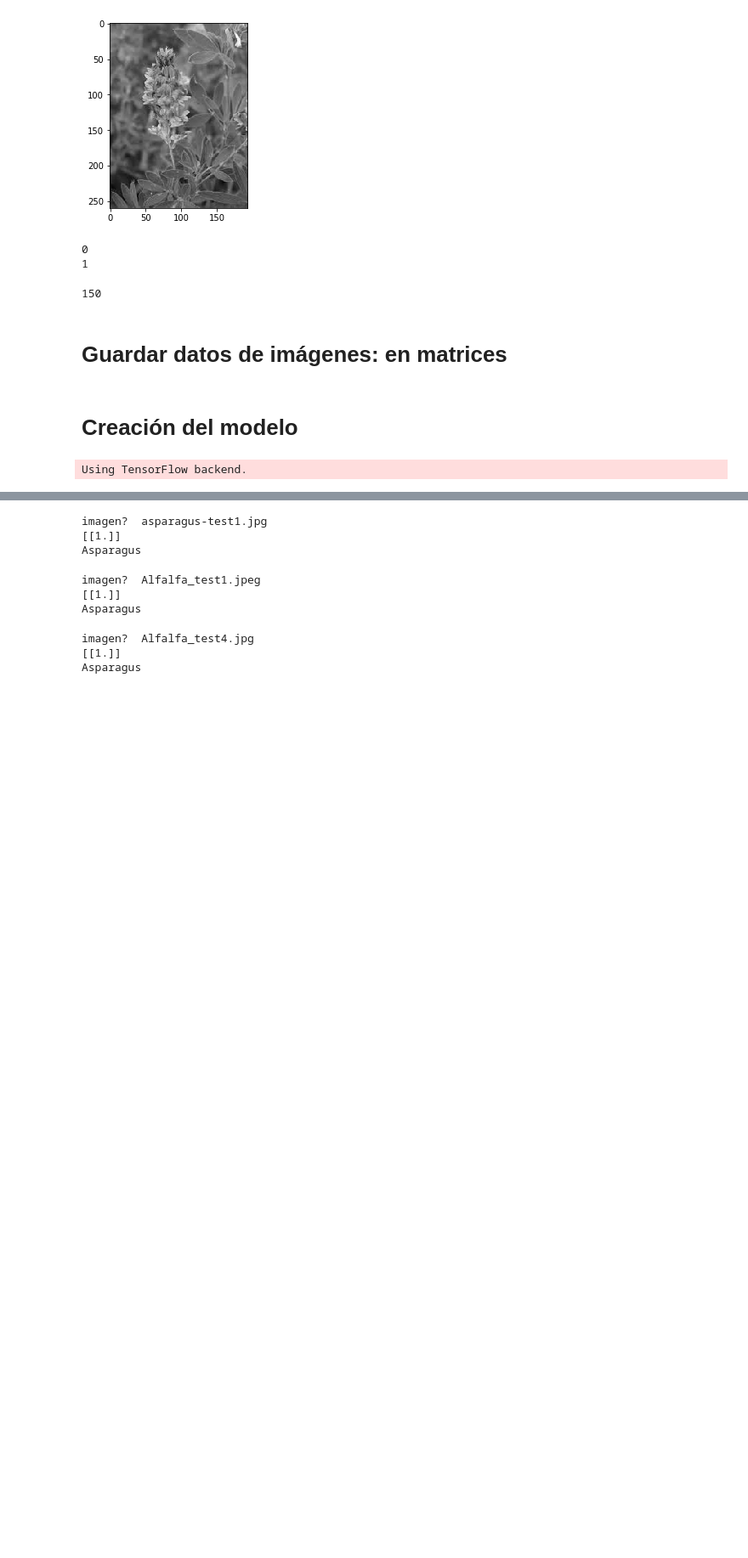
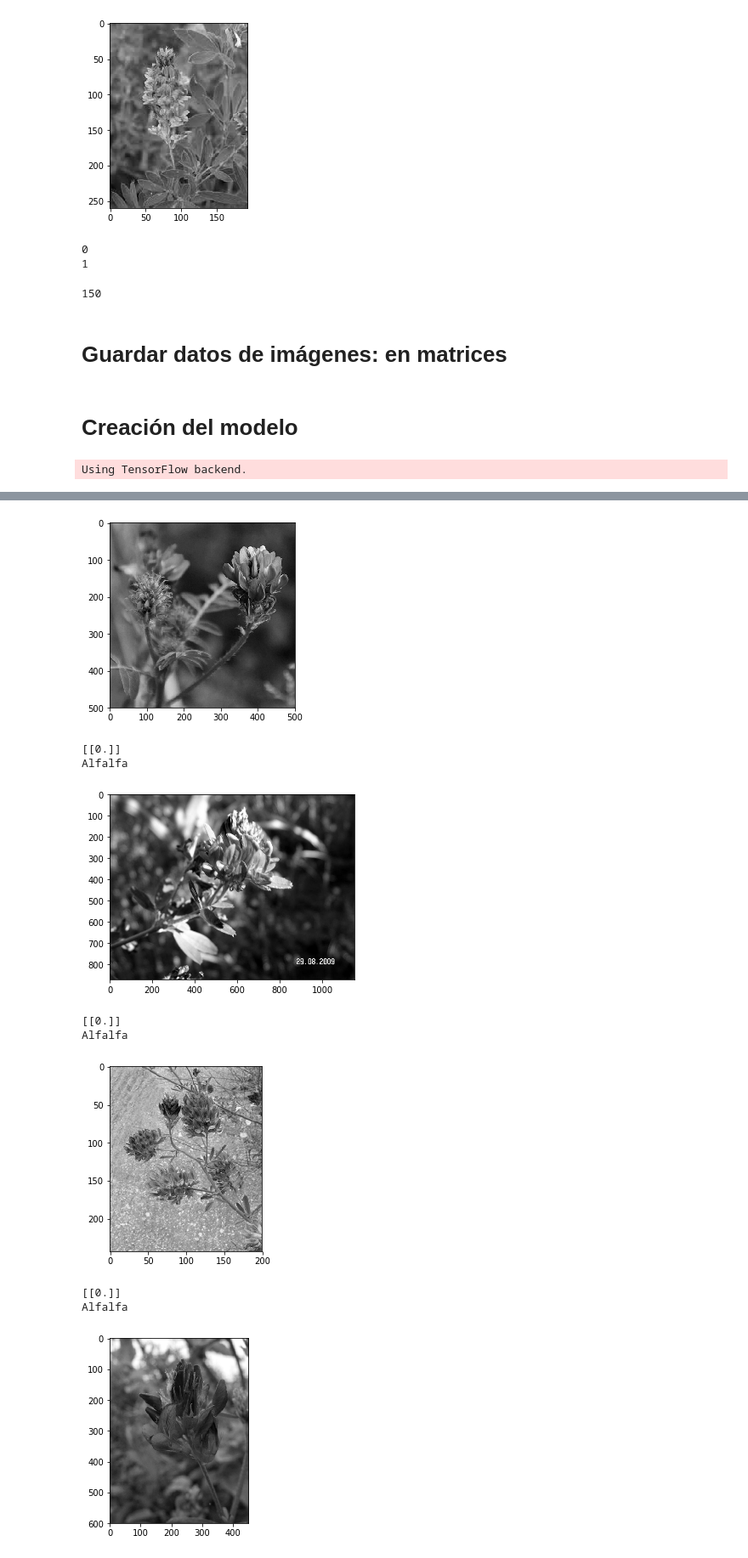
Before and after one commit to IrvinMundo/PlantsDetection, a Jupyter notebook: catsVsDogsO.ipynb, the cells around one changed output, grey strips where cells are left out. Shown: that part at 85% size. Drawn from its saved outputs; the diff is of its cells as text; code cells hidden in the pictures; blank space fills up the shorter version.

```diff
--- a/catsVsDogsO.ipynb
+++ b/catsVsDogsO.ipynb
@@ -172,30 +176,34 @@ def carga(rutaImg):
     return nImgArray.reshape(-1, imgSize, imgSize, 1)
 # %%
 modelo = keras.models.load_model('modelo.model')
-# %%
-nombre = input("imagen? ")
-p = modelo.predict([carga(nombre)])
-print(p)
-print(CATEGORIAS[int(p[0][0])])
-# %% [output]
-imagen?  asparagus-test1.jpg
-[[1.]]
-Asparagus
-# %%
-nombre2 = input("imagen? ")
-p2 = modelo.predict([carga(nombre2)])
-print(p2)
-print(CATEGORIAS[int(p2[0][0])])
-# %% [output]
-imagen?  Alfalfa_test1.jpeg
-[[1.]]
-Asparagus
-# %%
-nombre3 = input("imagen? ")
-p3 = modelo.predict([carga(nombre3)])
-print(p3)
-print(CATEGORIAS[int(p3[0][0])])
-# %% [output]
-imagen?  Alfalfa_test4.jpg
-[[1.]]
-Asparagus
+# %%
+'''
+nombre = input("imagen? ")
+p = modelo.predict([carga(nombre)])
+print(p)
+print(CATEGORIAS[int(p[0][0])])
+'''
+DIRECTORIOTEST = 'Test'
+for categoria in CATEGORIAS:  #categorías
+    path = os.path.join(DIRECTORIOTEST,categoria)  # acceso a cada directorio de las categorías
+    for img in os.listdir(path):  # Iterar cada imagen de perros y gatos
+        img_array = cv2.imread(os.path.join(path,img) ,cv2.IMREAD_GRAYSCALE)  # Convertir en un arreglo
+        plt.imshow(img_array, cmap='gray')  # Graficar un imagen
+        plt.show()  # Mostrar
+        p = modelo.predict([carga(os.path.join(path,img))])
+        print(p)
+        print(CATEGORIAS[int(p[0][0])])
+
+        #break  # No continuar
+    #break  #DETENER
+# %% [output]
+[figure, added]
+[[0.]]
+Alfalfa
+[figure, added]
+[[0.]]
+Alfalfa
+[figure, added]
+[[0.]]
+Alfalfa
+[figure, added]
```
Also changed, not shown: parts of 6 cells of this notebook.
